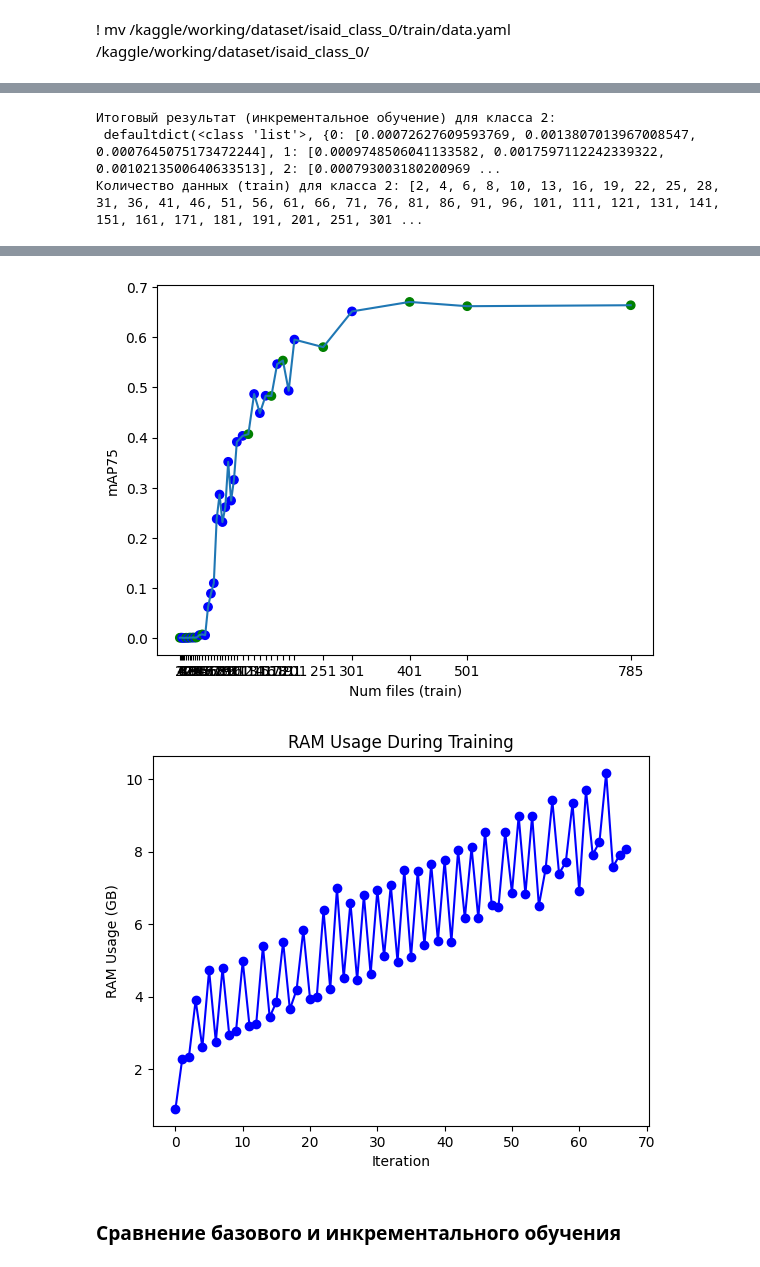
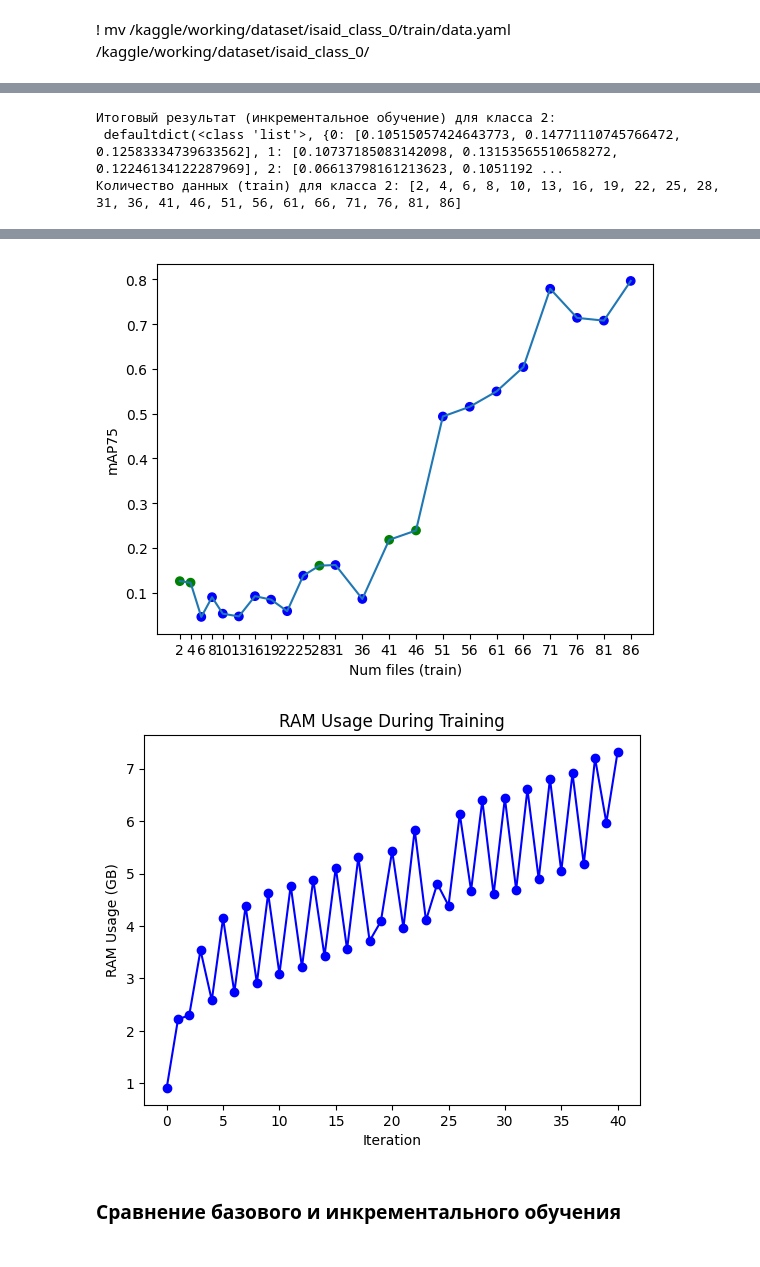
Before and after one commit to CTLab-ITMO/PTS-SP, a Jupyter notebook: yolov8.ipynb, the cells around one changed output, grey strips where cells are left out. Cells and saved outputs as stored; diff of their text form; code cells hidden in the pictures.

Commit message:
Kaggle Notebook | yolov8 | Version 119

```diff
--- a/yolov8.ipynb
+++ b/yolov8.ipynb
@@ -815,7 +815,7 @@ class YoloModel:
 locale.getpreferredencoding = lambda: "UTF-8"
 
 PATH_TO_MODEL = "/kaggle/working/yolov8m-seg.pt"
-PATH_TO_YAML = "/kaggle/working/dataset/result_dataset/data.yaml"
+PATH_TO_YAML = "/kaggle/working/dataset/isaid_class_4/data.yaml"
 TRAIN_PERC = 0.8
 TEST_PERC = 0.1
 VAL_PERC = 0.1
@@ -878,3 +878,3 @@ YOLOv8m-seg summary (fused): 245 layers, 27231069 parameters, 0 gradients, 110.0
 Итоговый результат (инкрементальное обучение) для класса 2:
- defaultdict(<class 'list'>, {0: [0.00072627609593769, 0.0013807013967008547, 0.0007645075173472244], 1: [0.0009748506041133582, 0.0017597112242339322, 0.0010213500640633513], 2: [0.000793003180200969 ...
-Количество данных (train) для класса 2: [2, 4, 6, 8, 10, 13, 16, 19, 22, 25, 28, 31, 36, 41, 46, 51, 56, 61, 66, 71, 76, 81, 86, 91, 96, 101, 111, 121, 131, 141, 151, 161, 171, 181, 191, 201, 251, 301 ...
+ defaultdict(<class 'list'>, {0: [0.10515057424643773, 0.14771110745766472, 0.12583334739633562], 1: [0.10737185083142098, 0.13153565510658272, 0.12246134122287969], 2: [0.06613798161213623, 0.1051192 ...
+Количество данных (train) для класса 2: [2, 4, 6, 8, 10, 13, 16, 19, 22, 25, 28, 31, 36, 41, 46, 51, 56, 61, 66, 71, 76, 81, 86]
@@ -883,5 +883,5 @@ YOLOv8m-seg summary (fused): 245 layers, 27231069 parameters, 0 gradients, 110.0
-[figure, old version]
+[figure, new version]
-[figure, old version]
+[figure, new version]
 # %% [markdown]
 ### Сравнение базового и инкрементального обучения
 # %% [markdown]
```
Also changed, not shown: parts of 6 cells of this notebook.
